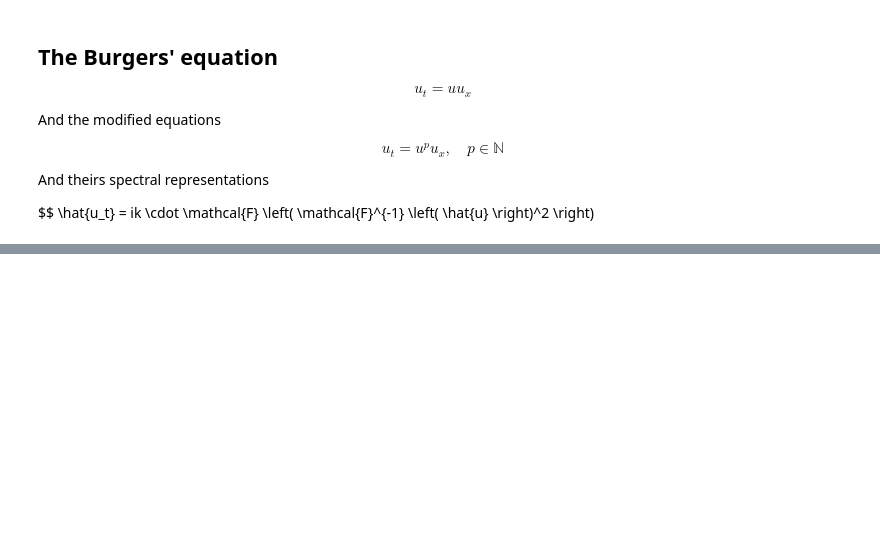
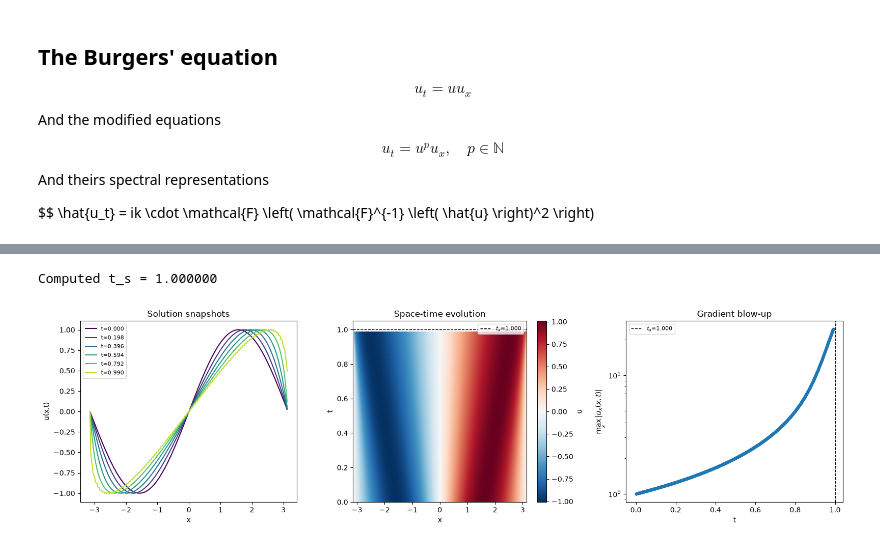
Before and after one commit to DeltaSG/Prosjekt_Master, a Jupyter notebook: Code/Spectral methods/Burgers.ipynb, the cells around one changed output, grey strips where cells are left out. Drawn from its saved outputs; the diff is of its cells as text; code cells hidden in the pictures; blank space fills up the shorter version.

```diff
--- a/Code/Spectral methods/Burgers.ipynb
+++ b/Code/Spectral methods/Burgers.ipynb
@@ -210,0 +220,11 @@ Computed t_s = 1.000000
+# %%
+t, u_out, t_s = rk_spectral_burgers(
+    u0, L, dt=1e-4, dealias='23', save_every=5, safety_margin=0.99
+)
+
+print(f"Computed t_s = {t_s:.6f}")  # should be ~1.0 for sin(x)
+
+max_ux = plot_burgers_results(t, u_out, L, t_s, sym= sym)
+# %% [output]
+Computed t_s = 1.000000
+[figure, added]
```
Also changed, not shown: parts of 4 cells of this notebook, 5 other files.
